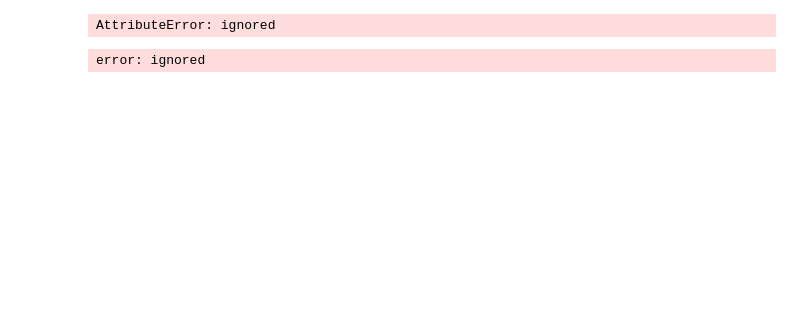
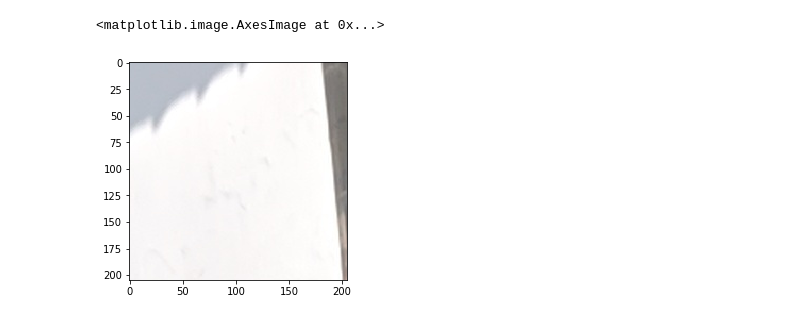
Before and after one commit to Professor-Sathish/facere, a Jupyter notebook: facerecognition.ipynb, the cells around one changed output. Drawn from its saved outputs; the diff is of its cells as text; code cells hidden in the pictures; blank space fills up the shorter version.

```diff
--- a/facerecognition.ipynb
+++ b/facerecognition.ipynb
@@ -81,31 +37,13 @@ im.show()
 # %%
 import matplotlib.image as mpimg
 from matplotlib.pyplot import imshow
 %matplotlib inline
 testim = mpimg.imread('/content/gdrive/My Drive/ML PROJECTS/face_recognition-master/tests/test_images/gdg.jpg')
-im1 = testim.crop((left, top, right, bottom))
+#im1 = testim.crop((left, top, right, bottom))
 #figure()
-imshow(im1)
+face_image = image[top:bottom, left:right]
+pil_image = Image.fromarray(face_image)
+imshow(pil_image)
 # %% [output]
-AttributeError: ignored
+<matplotlib.image.AxesImage at 0x...>
+[figure, added]
-# %%
-import numpy as np
-import cv2
-from PIL import Image
-
-face_cascade = cv2.CascadeClassifier('haarcascade_frontalface_default.xml')
-eye_cascade = cv2.CascadeClassifier('haarcascade_eye.xml')
-
-img = cv2.imread('/content/gdrive/My Drive/ML PROJECTS/face_recognition-master/tests/test_images/gdg.jpg')
-gray = cv2.cvtColor(img, cv2.COLOR_BGR2GRAY)
-faces = face_cascade.detectMultiScale(gray, 1.3, 5)
-for (x,y,w,h) in faces:
-    img = cv2.rectangle(img,(x,y),(x+w,y+h),(255,0,0),2)
-    roi_gray = gray[y:y+h, x:x+w]
-    roi_color = img[y:y+h, x:x+w]
-    cropped = img[y:y+h, x:x+w]
-cv2.imwrite("thumbnail.png", cropped)
-cv2.imshow("cropped", cropped)
-cv2.waitKey(0)
-# %% [output]
-error: ignored
```
Also changed, not shown: parts of 6 cells of this notebook.
